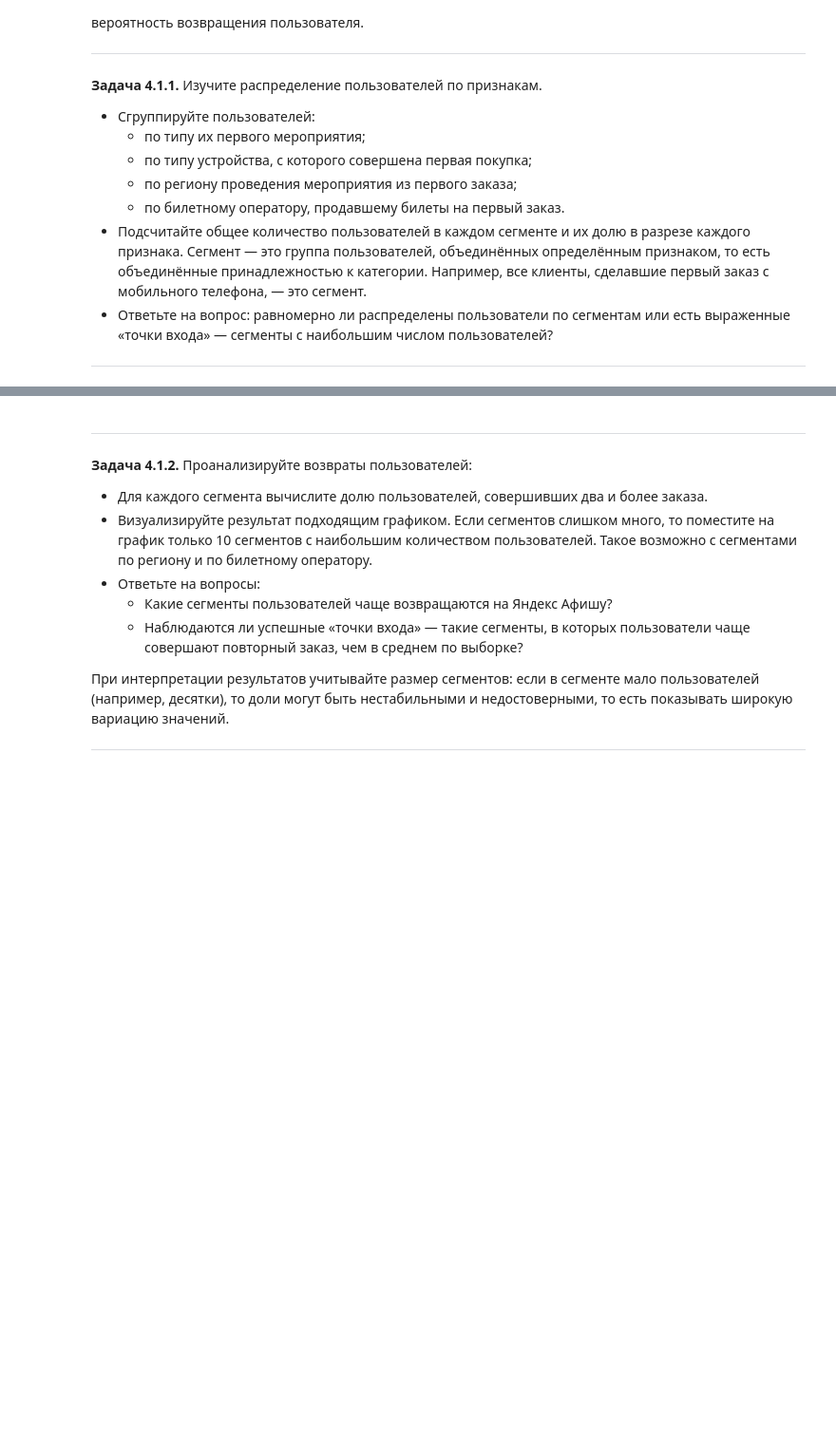
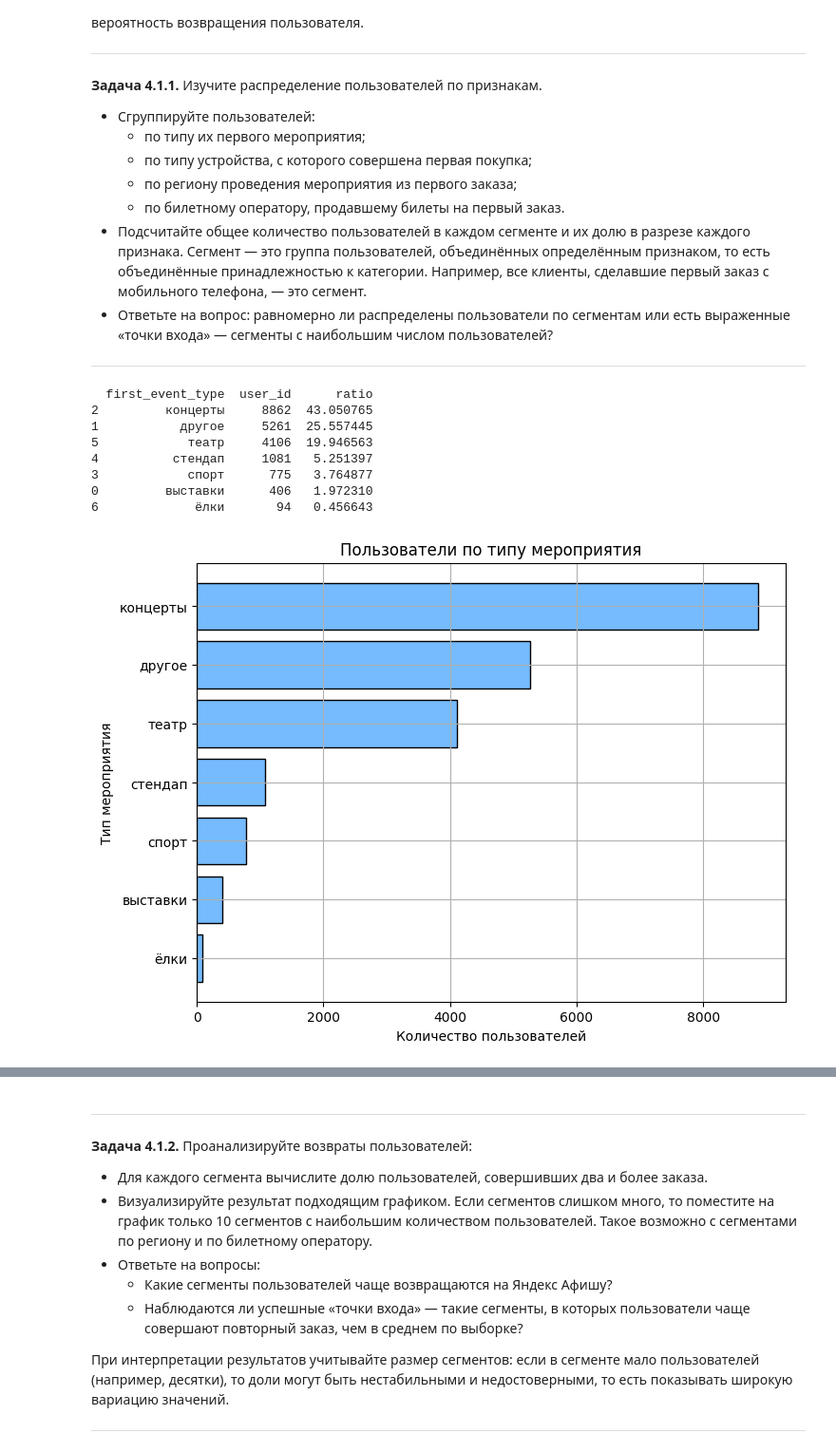
Before and after one commit to mrromanivanov/afisha_yandex_analysis, a Jupyter notebook: afisha_Ivanov_Roman.ipynb, the cells around one changed output, grey strips where cells are left out. Shown at 95% size. Drawn from its saved outputs; the diff is of its cells as text; code cells hidden in the pictures; blank space fills up the shorter version.

Commit message:
Провести исселдовательский анализ данных

```diff
--- a/afisha_Ivanov_Roman.ipynb
+++ b/afisha_Ivanov_Roman.ipynb
@@ -937,3 +949,48 @@ df_analisys_reporter.show_histogram('mean_tickets',
 - Ответьте на вопрос: равномерно ли распределены пользователи по сегментам или есть выраженные «точки входа» — сегменты с наибольшим числом пользователей?
 
 ---
+# %%
+# Разработаем класс UserProfile с различными методами для анализа профиля пользователя
+class UserProfile:
+
+    def __init__(self, dataframe):
+        self.df = dataframe
+
+    def create_user_segment(self, group_col, target_col, group_agg='count', total_agg='sum'):
+        df_segment = self.df.groupby(group_col)[target_col].agg(group_agg).reset_index(name=target_col)
+        total = df_segment[target_col].agg(total_agg)
+        df_segment['ratio'] = df_segment[target_col] / total * 100
+        return df_segment.sort_values('ratio', ascending=False)
+
+    def show_diagramm(self, df_segment, Xcolumn, YColumn, legend=False, title=None, xlabel=None, ylabel=None, width=8, height=6):
+        df_segment = df_segment.sort_values(by=Xcolumn)
+        plt.figure(figsize=(width,height))
+        plt.barh(df_segment[YColumn], df_segment[Xcolumn], color='xkcd:sky blue', edgecolor='black')
+        plt.xlabel(xlabel)
+        plt.ylabel(ylabel)
+        plt.title(title)
+        plt.grid()
+        plt.show()
+# %%
+# Создадим экземпляр класс UserProfile
+user_profile = UserProfile(df_analisys)
+# %%
+# Сгруппируем пользователей по типу их первого мероприятия
+seg_event_type = user_profile.create_user_segment('first_event_type', 'user_id')
+print(seg_event_type.head(10))
+
+user_profile.show_diagramm(seg_event_type, title="Пользователи по типу мероприятия",
+                            Xcolumn='user_id',
+                            YColumn='first_event_type',
+                            xlabel="Количество пользователей",
+                            ylabel="Тип мероприятия")
+# %% [output]
+  first_event_type  user_id      ratio
+2         концерты     8862  43.050765
+1           другое     5261  25.557445
+5            театр     4106  19.946563
+4          стендап     1081   5.251397
+3            спорт      775   3.764877
+0         выставки      406   1.972310
+6             ёлки       94   0.456643
+[figure, added]
```
Also changed, not shown: parts of 45 cells of this notebook, 1 other file.
